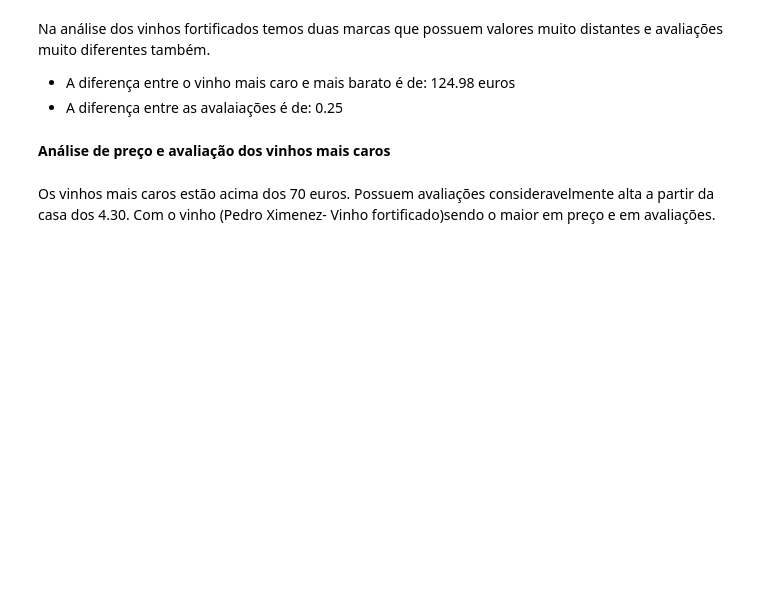
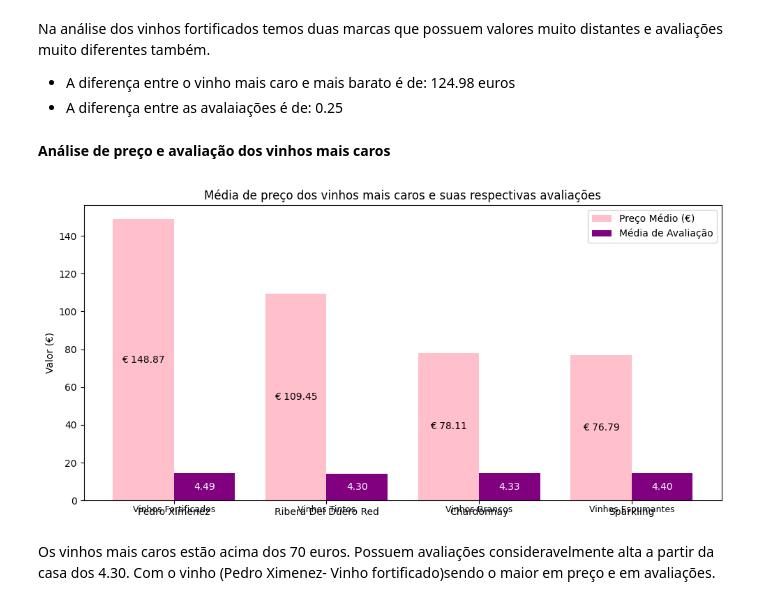
Before and after one commit to atlantico-academy/equipe5-2024.3, a Jupyter notebook: notebooks/01-exploratory_data_analysis.ipynb, the cells around one changed output. Saved outputs shown, nothing was run; the diff lists cells and outputs as text; code cells hidden in the pictures; blank space fills up the shorter version.

```diff
--- a/notebooks/01-exploratory_data_analysis.ipynb
+++ b/notebooks/01-exploratory_data_analysis.ipynb
@@ -331,6 +331,8 @@ def classificar_vinho(vinho):
         if vinho in vinhos_categoria:
             return categoria
     return 'Outros'
+
+df['Categoria'] = df['tipo'].apply(classificar_vinho)
 # %%
 contagem_por_categoria = df['Categoria'].value_counts()
 contagem_por_categoria
@@ -560,34 +573,36 @@ fig, ax1 = plt.subplots(figsize=(10, 5))  # Aumentando a largura da figura
 # Plotando a barra de preço
 index = np.arange(len(media_avaliacao_selecionados))
 
 bars1 = ax1.bar(index - bar_width/2, media_preco_selecionados, bar_width, label='Preço Médio (€)', color='pink')
 
 # Plotando a média de avaliação
 bars2 = ax1.bar(index + bar_width/2, media_avaliacao_selecionados + padding, bar_width, label='Média de Avaliação', color='purple', bottom=0)
 
 # Adicionando os valores dentro da barra de preço
 for i, v in enumerate(media_preco_selecionados):
     ax1.text(i - bar_width/2, v / 2, f'€ {v:.2f}', ha='center', va='center', fontsize=10)
 
 # Adicionando os valores dentro da barra de avaliação
 for i, v in enumerate(media_avaliacao_selecionados):
     ax1.text(i + bar_width/2, (v + padding) / 2, f'{v:.2f}', ha='center', va='center', fontsize=10, color='white')
 
 ax1.set_title('Média de preço dos vinhos mais caros e suas respectivas avaliações')
 ax1.set_xlabel("")
 ax1.set_ylabel('Valor (€)')
 
 ax1.set_xticks(index)
 ax1.set_xticklabels(media_avaliacao_selecionados.index, rotation=0, ha='center')
 
 # Adicionando as categorias de vinhos no gráfico
 for i, wine_type in enumerate(media_avaliacao_selecionados.index):
-    ax1.text(i, -5, f'{df[df["tipo"] == wine_type]["categoria"].iloc[0]}', ha='center', va='center', fontsize=9, color='black')
+    ax1.text(i, -5, f'{df[df["tipo"] == wine_type]["Categoria"].iloc[0]}', ha='center', va='center', fontsize=9, color='black')
 
 ax1.legend()
 
 plt.tight_layout()
 plt.show()
+# %% [output]
+[figure, added]
 # %% [markdown]
 Os vinhos mais caros estão acima dos 70 euros. Possuem avaliações consideravelmente alta a partir da casa dos 4.30. Com o vinho (Pedro Ximenez- Vinho fortificado)sendo o maior em preço e em avaliações.
 # %% [markdown]
```
Also changed, not shown: parts of 8 cells of this notebook.
